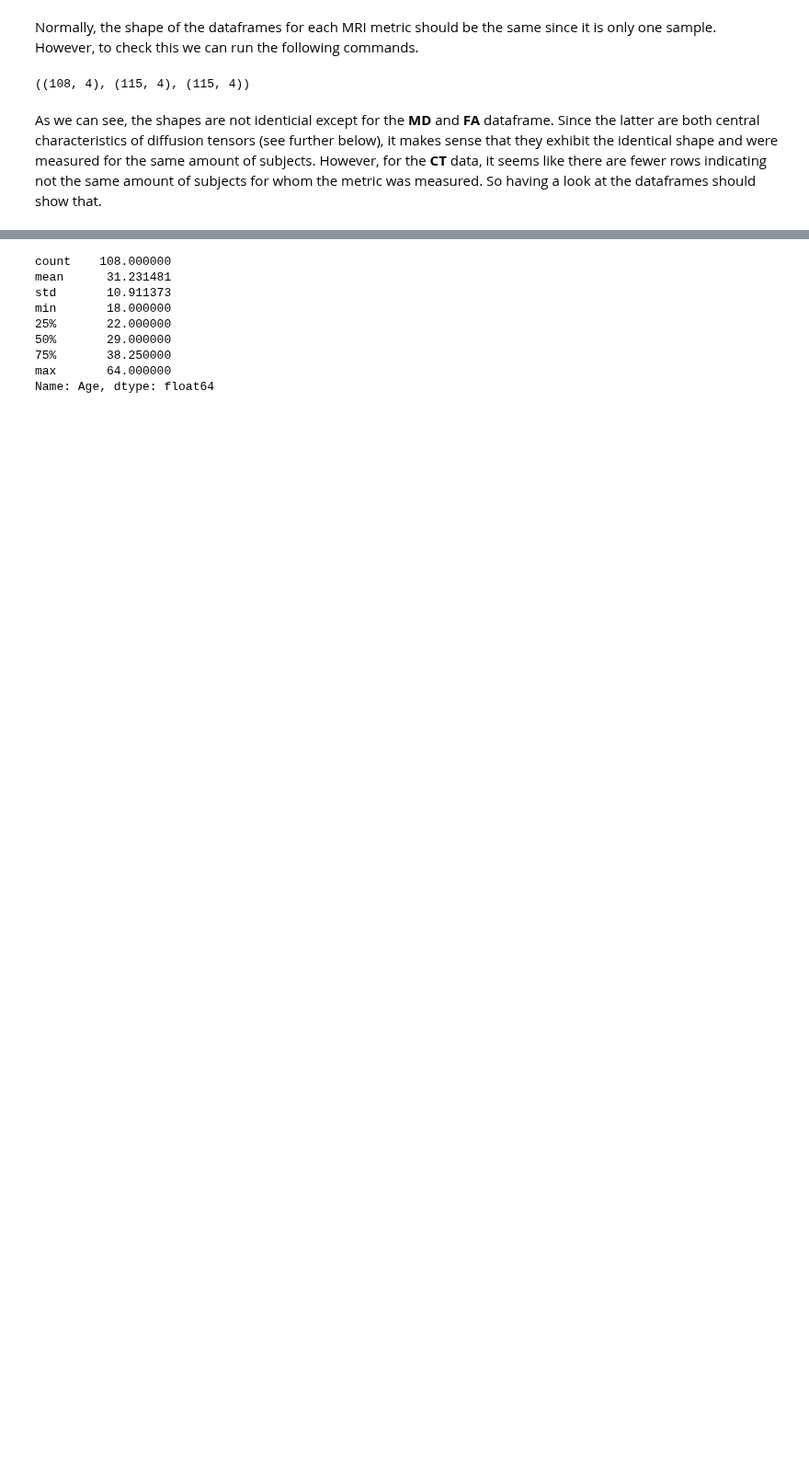
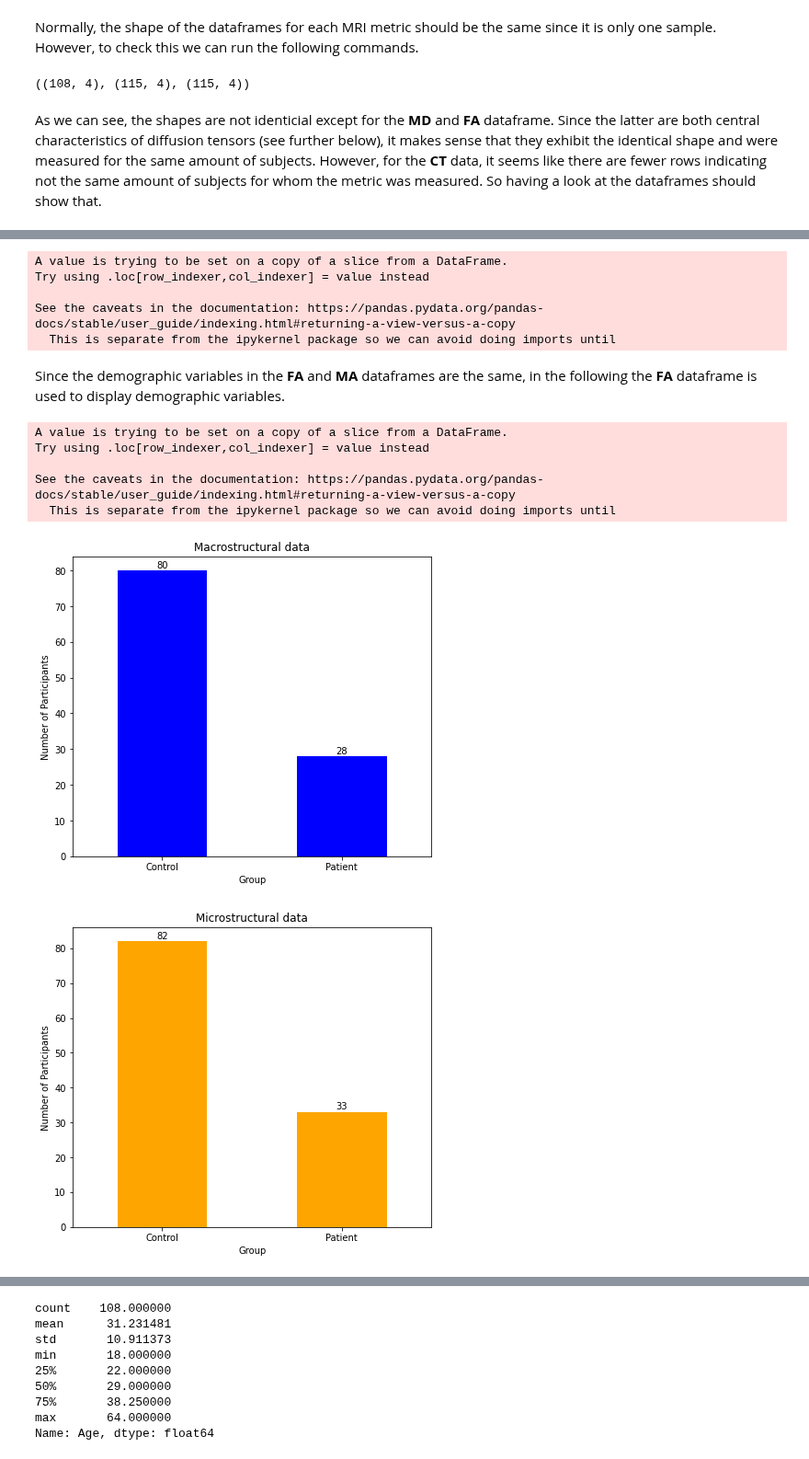
Before and after one commit to mello-y/MSc5_research_project, a Jupyter notebook: content/code/Data_exploration.ipynb, the cells around one changed output, grey strips where cells are left out. Shown at 92% size. Saved outputs shown, nothing was run; the diff lists cells and outputs as text; code cells hidden in the pictures; blank space fills up the shorter version.

Commit message:
demographic data done

```diff
--- a/content/code/Data_exploration.ipynb
+++ b/content/code/Data_exploration.ipynb
@@ -156,0 +120,62 @@ For the **DWI** data there is a total of N=123 participants.
+# %%
+#label group 1 as control and 2 as patient
+
+demographic_CT['Group'] = demographic_CT['Group'].replace([1,2],['Control', 'Patient'])
+# %% [output]
+A value is trying to be set on a copy of a slice from a DataFrame.
+Try using .loc[row_indexer,col_indexer] = value instead
+
+See the caveats in the documentation: https://pandas.pydata.org/pandas-docs/stable/user_guide/indexing.html#returning-a-view-versus-a-copy
+  This is separate from the ipykernel package so we can avoid doing imports until
+# %% [markdown]
+Since the demographic variables in the **FA** and **MA** dataframes are the same, in the following the **FA** dataframe is used to display demographic variables.
+# %%
+#label group 1 as control and 2 as patient
+
+demographic_FA['Group'] = demographic_FA['Group'].replace([1,2],['Control', 'Patient'])
+# %% [output]
+A value is trying to be set on a copy of a slice from a DataFrame.
+Try using .loc[row_indexer,col_indexer] = value instead
+
+See the caveats in the documentation: https://pandas.pydata.org/pandas-docs/stable/user_guide/indexing.html#returning-a-view-versus-a-copy
+  This is separate from the ipykernel package so we can avoid doing imports until
+# %%
+import matplotlib.pyplot as plt
+
+Group_CT = demographic_CT['Group'].value_counts()
+plt.figure(figsize=(7, 6))
+
+ax = Group_CT.plot(kind='bar', rot=0, color="blue")
+ax.set_title("Macrostructural data", y = 1)
+ax.set_xlabel('Group')
+ax.set_ylabel('Number of Participants')
+ax.set_xticklabels(('Control', 'Patient'))
+
+
+for rect in ax.patches:
+    y_value = rect.get_height()
+    x_value = rect.get_x() + rect.get_width() / 2
+    space = 1
+    label = format(y_value)
+    ax.annotate(label, (x_value, y_value), xytext=(0, space), textcoords="offset points", ha='center', va='bottom')
+
+Group_FA = demographic_FA['Group'].value_counts()
+plt.figure(figsize=(7, 6))
+
+ax = Group_FA.plot(kind='bar', rot=0, color="orange")
+ax.set_title("Microstructural data", y = 1)
+ax.set_xlabel('Group')
+ax.set_ylabel('Number of Participants')
+ax.set_xticklabels(('Control', 'Patient'))
+
+
+for rect in ax.patches:
+    y_value = rect.get_height()
+    x_value = rect.get_x() + rect.get_width() / 2
+    space = 1
+    label = format(y_value)
+    ax.annotate(label, (x_value, y_value), xytext=(0, space), textcoords="offset points", ha='center', va='bottom')
+plt.show()
+# %% [output]
+[figure, added]
+[figure, added]
```
Also changed, not shown: parts of 57 cells of this notebook.
